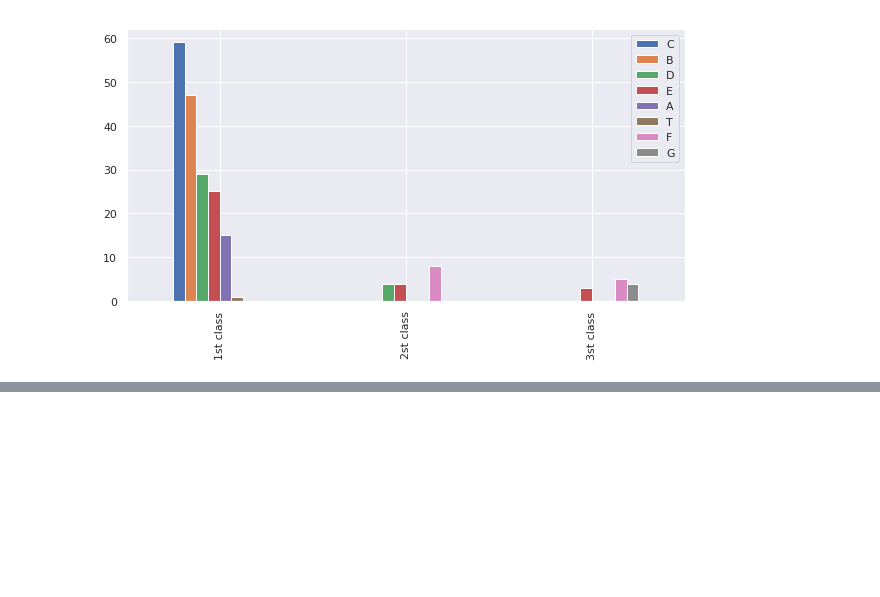
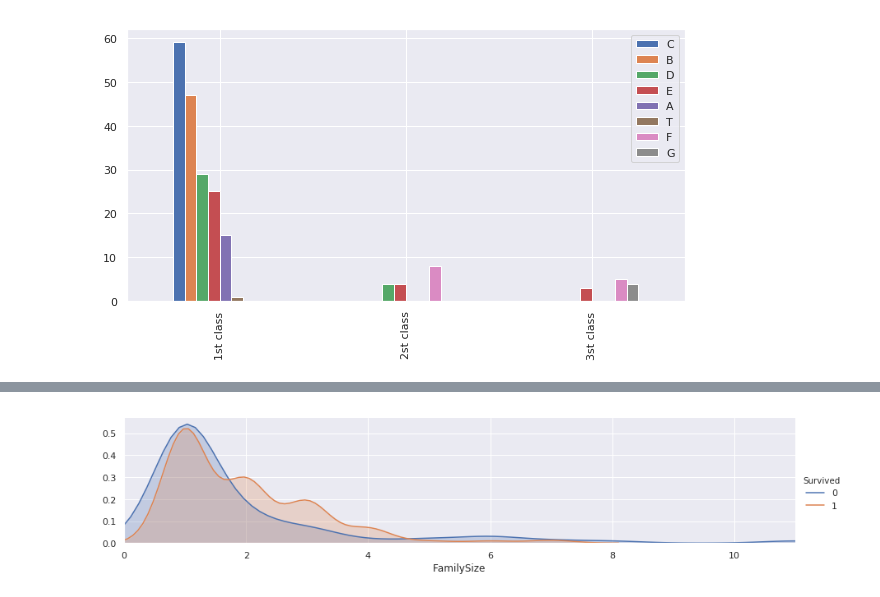
Before and after one commit to SkinkaDS/Titanic, a Jupyter notebook: thaynnara/titanic.ipynb, the cells around one changed output, grey strips where cells are left out. Cells and saved outputs as stored; diff of their text form; code cells hidden in the pictures; blank space fills up the shorter version.

Commit message:
adicionando FamilySize Feature

```diff
--- a/thaynnara/titanic.ipynb
+++ b/thaynnara/titanic.ipynb
@@ -627,0 +644,3 @@ test.Cabin.fillna(test.groupby("Pclass")["Cabin"].transform("median"), inplace=T
+# %%
+dataFrame['FamilySize'] = dataFrame.SibSp + dataFrame.Parch + 1
+test['FamilySize'] = test.SibSp + test.Parch + 1
@@ -627,0 +656,9 @@ test.Cabin.fillna(test.groupby("Pclass")["Cabin"].transform("median"), inplace=T
+# %%
+facet = seaborn.FacetGrid(dataFrame, hue="Survived", aspect=4)
+facet.map(seaborn.kdeplot, 'FamilySize', shade=True)
+facet.set(xlim=(0, dataFrame.FamilySize.max()))
+facet.add_legend()
+
+plt.show()
+# %% [output]
+[figure, added]
```
Also changed, not shown: parts of 7 cells of this notebook.
